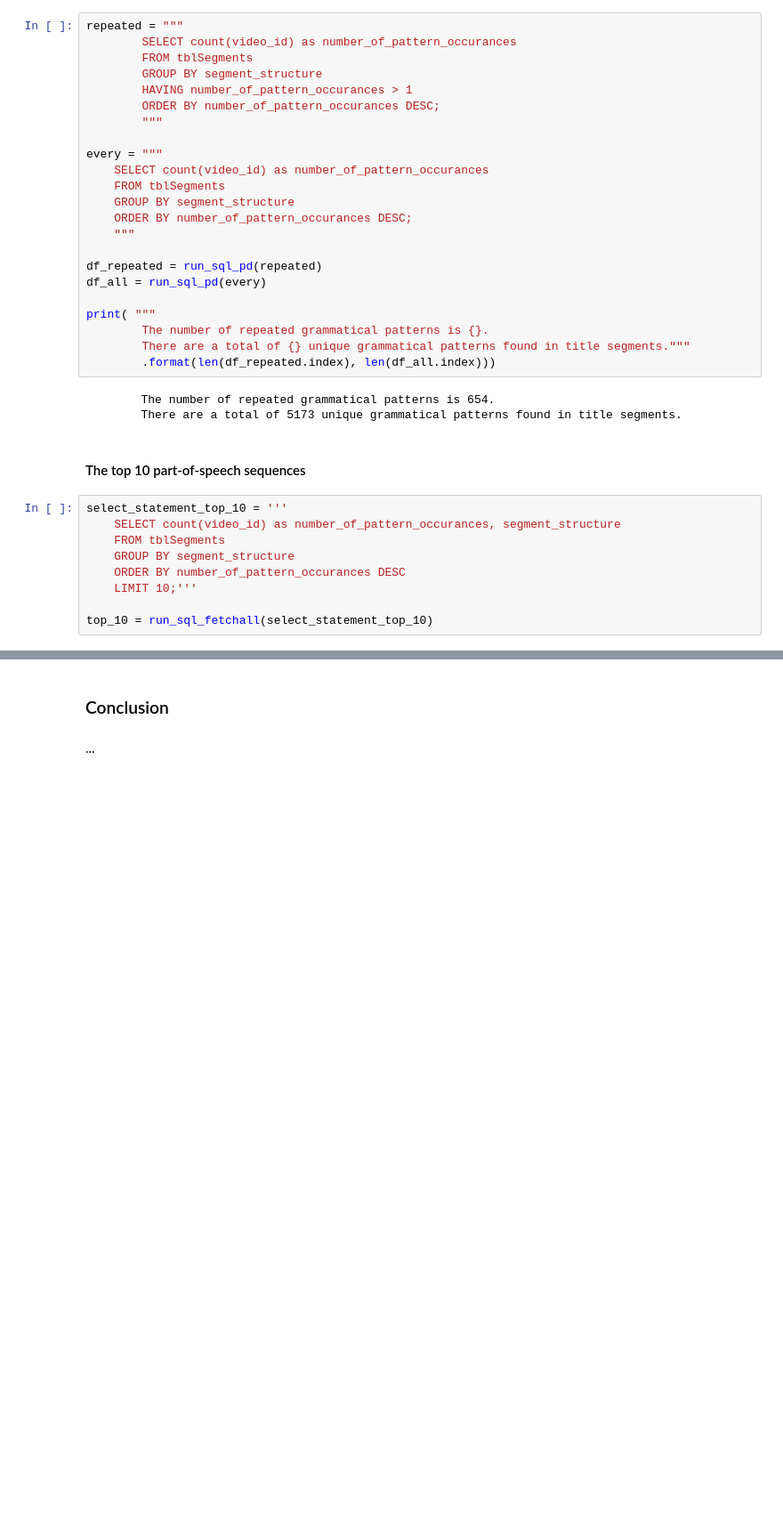
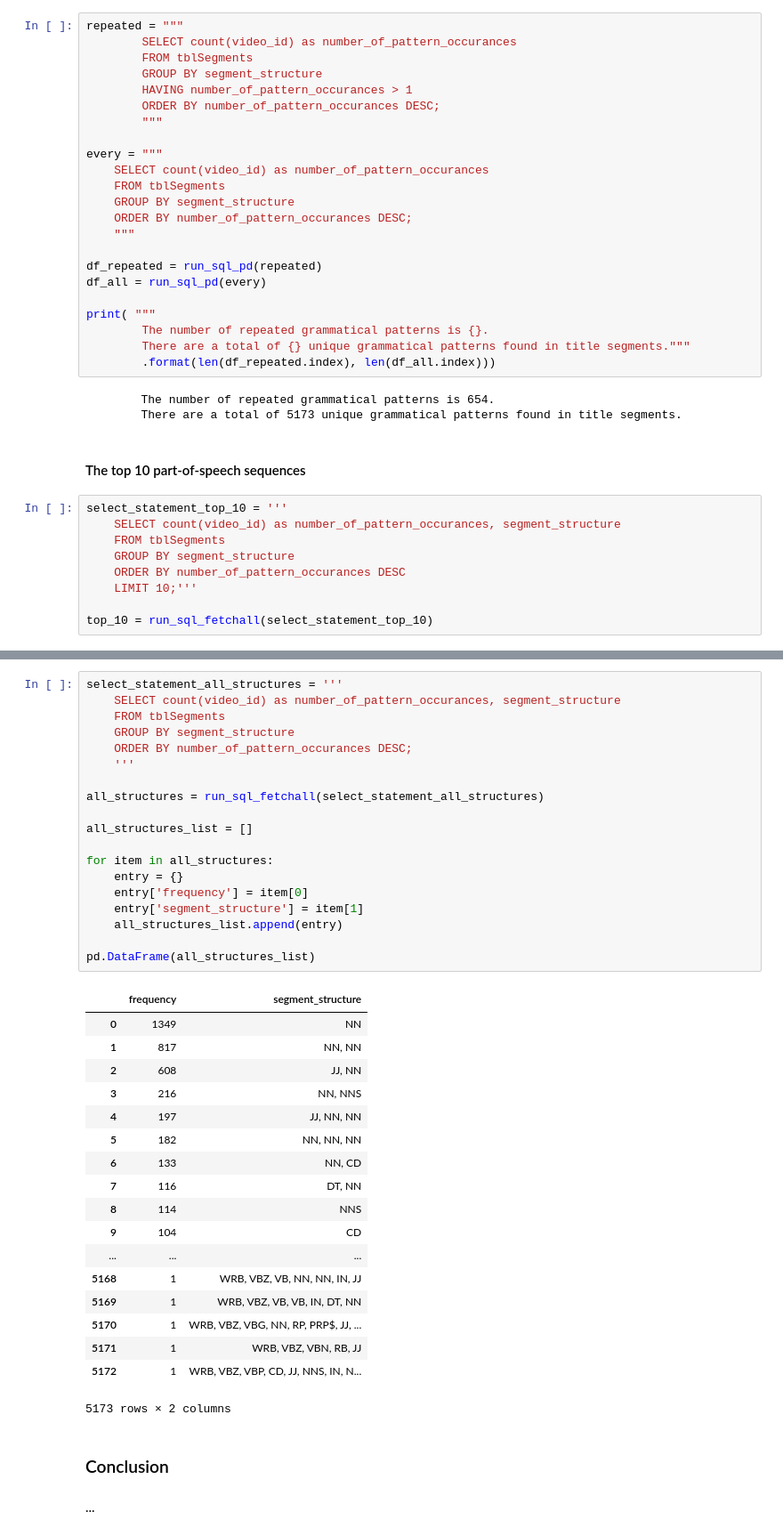
Before and after one commit to epiphannie/youtube_title_analysis, a Jupyter notebook: youtube_titles_experiment.ipynb, the cells around one changed output, grey strips where cells are left out. Shown at 89% size. Drawn from its saved outputs; the diff is of its cells as text; blank space fills up the shorter version.

```diff
--- a/youtube_titles_experiment.ipynb
+++ b/youtube_titles_experiment.ipynb
@@ -709,3 +733,41 @@ df
+# %%
+select_statement_all_structures = '''
+    SELECT count(video_id) as number_of_pattern_occurances, segment_structure
+    FROM tblSegments
+    GROUP BY segment_structure
+    ORDER BY number_of_pattern_occurances DESC;
+    '''
+
+all_structures = run_sql_fetchall(select_statement_all_structures)
+
+all_structures_list = []
+
+for item in all_structures:
+    entry = {}
+    entry['frequency'] = item[0]
+    entry['segment_structure'] = item[1]
+    all_structures_list.append(entry)
+
+pd.DataFrame(all_structures_list)
+# %% [output]
+|  | frequency | segment_structure |
+| 0 | 1349 | NN |
+| 1 | 817 | NN, NN |
+| 2 | 608 | JJ, NN |
+| 3 | 216 | NN, NNS |
+| 4 | 197 | JJ, NN, NN |
+| 5 | 182 | NN, NN, NN |
+| 6 | 133 | NN, CD |
+| 7 | 116 | DT, NN |
+| 8 | 114 | NNS |
+| 9 | 104 | CD |
+| ... | ... | ... |
+| 5168 | 1 | WRB, VBZ, VB, NN, NN, IN, JJ |
+| 5169 | 1 | WRB, VBZ, VB, VB, IN, DT, NN |
+| 5170 | 1 | WRB, VBZ, VBG, NN, RP, PRP$, JJ, ... |
+| 5171 | 1 | WRB, VBZ, VBN, RB, JJ |
+| 5172 | 1 | WRB, VBZ, VBP, CD, JJ, NNS, IN, N... |
+5173 rows × 2 columns
 # %% [markdown]
 ### Conclusion
 # %% [markdown]
```
Also changed, not shown: parts of 18 cells of this notebook.
